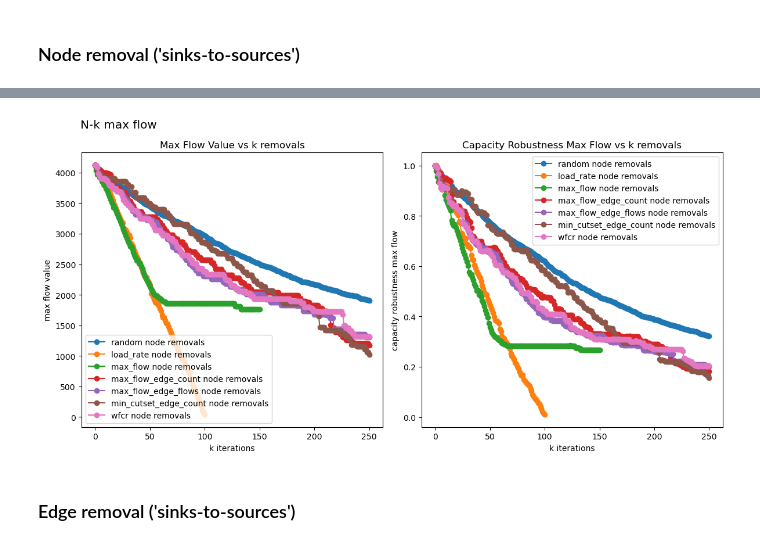
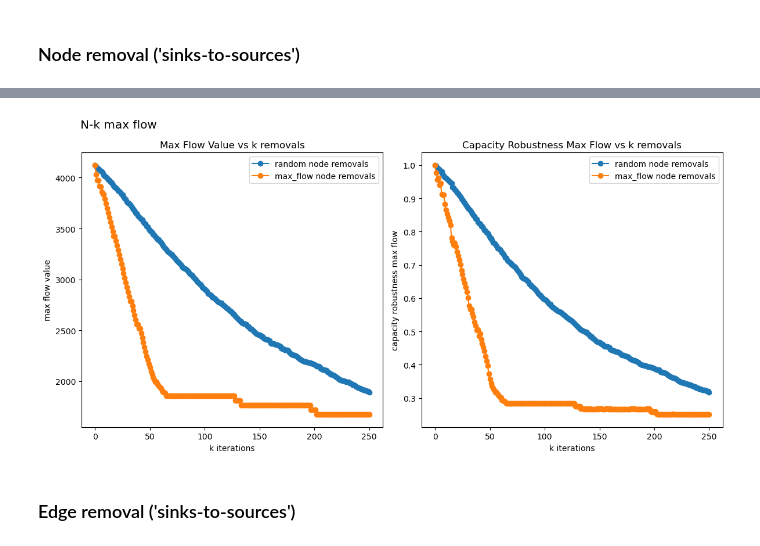
Before and after one commit to johanmasvie/iggielgn_topology_analysis, a Jupyter notebook: OLD_IMPLEMENTATION/N-k_MAX_FLOW.ipynb, the cells around one changed output, grey strips where cells are left out. Cells and saved outputs as stored; diff of their text form; code cells hidden in the pictures.

```diff
--- a/OLD_IMPLEMENTATION/N-k_MAX_FLOW.ipynb
+++ b/OLD_IMPLEMENTATION/N-k_MAX_FLOW.ipynb
@@ -416,7 +323,7 @@ Variation in damage per entity removal: 53.08
 # %%
-utils.plot_heuristic_comparison_biplot([random_node_removal_df, load_rate_node_removal_df, max_flow_node_removal_df, max_flow_edge_count_node_removal_df, max_flow_edge_flows_node_removal_df,min_cutset_edge_count_node_removal_df, wfcr_node_removal_df], 'N-k max flow')
+utils.plot_heuristic_comparison_biplot([random_node_removal_df,  max_flow_node_removal_df], 'N-k max flow')
 # %% [output]
-[figure, old version]
+[figure, new version]
 # %% [markdown]
 ### Edge removal ('sinks-to-sources')
 # %%
```
Also changed, not shown: parts of 15 cells of this notebook, 10 other files.
